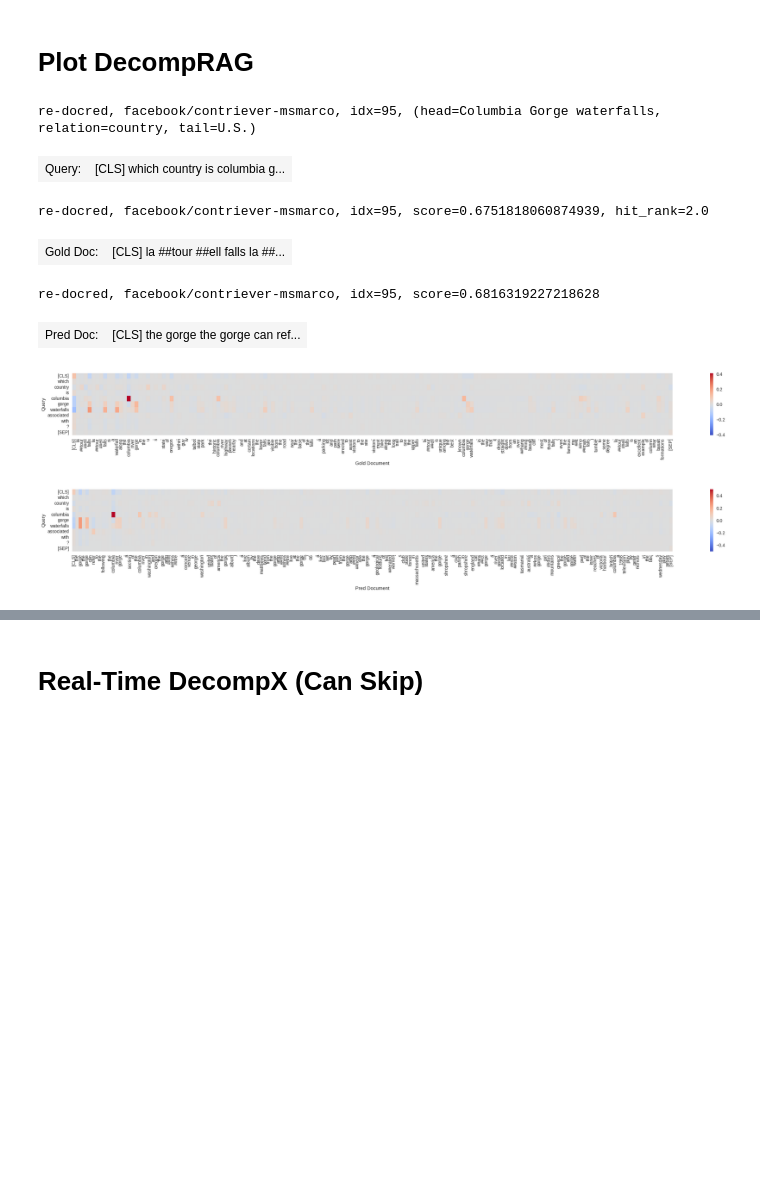
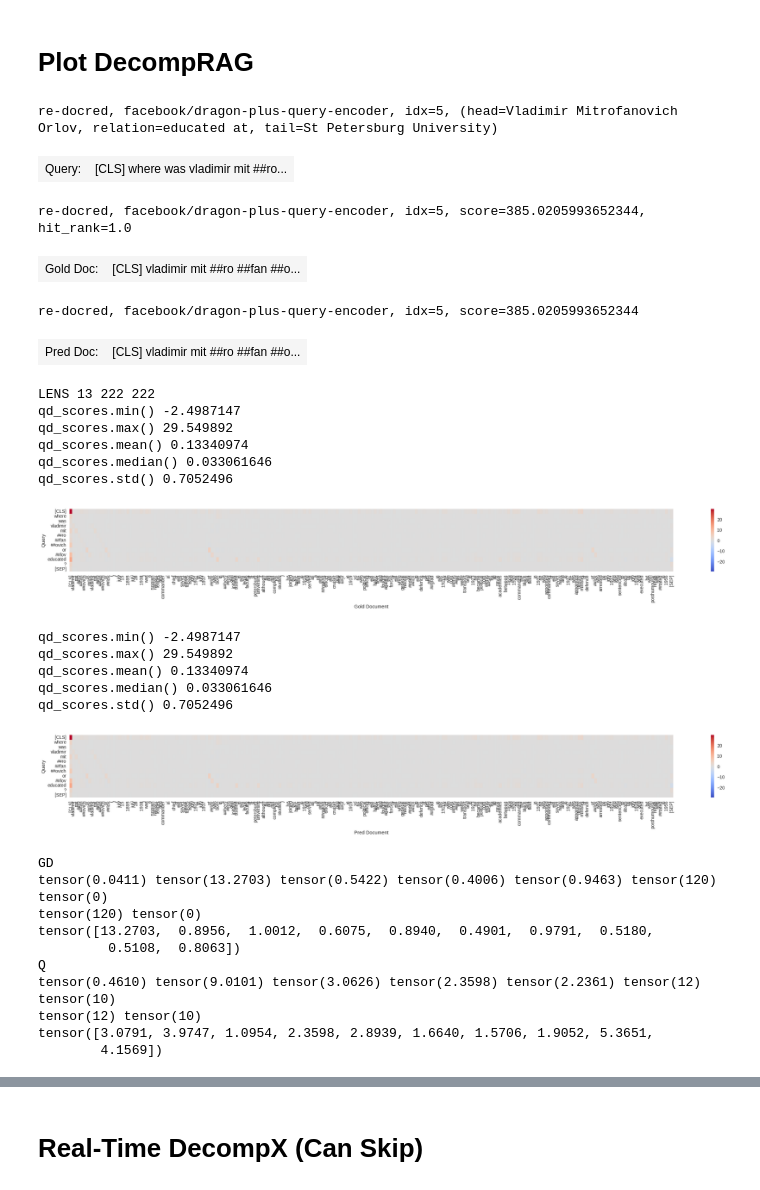
Before and after one commit to mohsenfayyaz/ColDeR, a Jupyter notebook: src/notebooks/Analysis.ipynb, the cells around one changed output, grey strips where cells are left out. Cells and saved outputs as stored; diff of their text form; code cells hidden in the pictures; blank space fills up the shorter version.

Commit message:
Add tail analysis

```diff
--- a/src/notebooks/Analysis.ipynb
+++ b/src/notebooks/Analysis.ipynb
@@ -33,5 +37,5 @@ hf.hf_hub_download(repo_id="Retriever-Contextualization/datasets", filename="res
 # %%
-df_raw = pd.read_pickle("./hf/results/re-docred_facebook--contriever-msmarco_7170.pkl")
+df_raw = pd.read_pickle(f"./hf/results/{DATASET}")
 print(df_raw.attrs)
 df_raw.head(3)
 # %% [output]
@@ -121,20 +125,23 @@ def plot_demo(df, idx):
     query = {
         "tokens": df.loc[idx]["query_decompx_tokens"],
         "tokens_dot_scores": df.loc[idx]["query_decompx_tokens_dot_scores"],
-        "decompx_last_layer_mean": df.loc[idx]["query_decompx_decompx_last_layer_mean"],
+        "decompx_last_layer_pooled": df.loc[idx]["query_decompx_decompx_last_layer_pooled"],
         "tokenizer_word_ids": df.loc[idx]["query_decompx_tokenizer_word_ids"],
+        "cls_or_mean_pooled": df.loc[idx]["query_decompx_cls_or_mean_pooled"],
     }
     gold_doc = {
         "tokens": df.loc[idx]["gold_doc_decompx_tokens"],
         "tokens_dot_scores": df.loc[idx]["gold_doc_decompx_tokens_dot_scores"],
-        "decompx_last_layer_mean": df.loc[idx]["gold_doc_decompx_decompx_last_layer_mean"],
+        "decompx_last_layer_pooled": df.loc[idx]["gold_doc_decompx_decompx_last_layer_pooled"],
         "tokenizer_word_ids": df.loc[idx]["gold_doc_decompx_tokenizer_word_ids"],
+        "cls_or_mean_pooled": df.loc[idx]["gold_doc_decompx_cls_or_mean_pooled"],
     }
     pred_doc = {
         "tokens": df.loc[idx]["pred_doc_decompx_tokens"],
         "tokens_dot_scores": df.loc[idx]["pred_doc_decompx_tokens_dot_scores"],
-        "decompx_last_layer_mean": df.loc[idx]["pred_doc_decompx_decompx_last_layer_mean"],
+        "decompx_last_layer_pooled": df.loc[idx]["pred_doc_decompx_decompx_last_layer_pooled"],
         "tokenizer_word_ids": df.loc[idx]["pred_doc_decompx_tokenizer_word_ids"],
+        "cls_or_mean_pooled": df.loc[idx]["pred_doc_decompx_cls_or_mean_pooled"],
     }
     head_entity = df.loc[idx]['head_entity_longest_name'] if 'head_entity_longest_name' in df.columns else '?'
     tail_entity = df.loc[idx]['tail_entity_longest_name'] if 'tail_entity_longest_name' in df.columns else '?'
@@ -154,49 +161,94 @@ def plot_demo(df, idx):
     final_html = html_wrapper(htmls, "Pred Doc", f"{DATASET}, {MODEL}, idx={idx}, score={df.loc[idx]['pred_doc_score']}")
     display(HTML(final_html))
 
+    print("LENS", len(query["tokens"]), len(gold_doc["tokens"]), len(pred_doc["tokens"]))
+
     ### PLOT CROSS DOT IMPORTANCE
     from seaborn import heatmap
     import matplotlib.pyplot as plt
 
-    def plot_qd_heatmap(query_tokens, query_decomposed, doc_tokens, doc_decomposed, xlabel="Doc", ylabel="Query"):
+    def plot_qd_heatmap(query_tokens, query_decomposed, doc_tokens, doc_decomposed, xlabel="Doc", ylabel="Query", ignore_cls=False):
         with torch.no_grad():
+            # qd_scores = torch.einsum("id,jd->ij", torch.nn.functional.normalize(torch.tensor(query_decomposed)), torch.nn.functional.normalize(torch.tensor(doc_decomposed))).cpu().numpy()
             qd_scores = torch.einsum("id,jd->ij", torch.tensor(query_decomposed), torch.tensor(doc_decomposed)).cpu().numpy()
+            print("qd_scores.min()", qd_scores.min())
+            print("qd_scores.max()", qd_scores.max())
+            print("qd_scores.mean()", qd_scores.mean())
+            print("qd_scores.median()", np.median(qd_scores))
+            print("qd_scores.std()", qd_scores.std())
+            if ignore_cls:
+                qd_scores = qd_scores[1:, 1:]
+                query_tokens = query_tokens[1:]
+                doc_tokens = doc_tokens[1:]
         plt.figure(figsize=(30, 2.5))  # 30 for debug 15 for aesthetics
         heatmap(qd_scores, cmap=plt.get_cmap('coolwarm'), vmin=-np.max(np.abs(qd_scores)), vmax=np.max(np.abs(qd_scores)))
         plt.xticks(np.arange(len(doc_tokens))+0.5, doc_tokens, rotation='vertical')
         plt.yticks(np.arange(len(query_tokens))+0.5, query_tokens, rotation='horizontal')
         plt.grid("on", linewidth=0.2); plt.xlabel(xlabel); plt.ylabel(ylabel)
         plt.show()
 
-    plot_qd_heatmap(query["tokens"], query["decompx_last_layer_mean"], gold_doc["tokens"], gold_doc["decompx_last_layer_mean"], "Gold Document")
-    plot_qd_heatmap(query["tokens"], query["decompx_last_layer_mean"], pred_doc["tokens"], pred_doc["decompx_last_layer_mean"], "Pred Document")
+    plot_qd_heatmap(query["tokens"], query["decompx_last_layer_pooled"], gold_doc["tokens"], gold_doc["decompx_last_layer_pooled"], "Gold Document")
+    plot_qd_heatmap(query["tokens"], query["decompx_last_layer_pooled"], pred_doc["tokens"], pred_doc["decompx_last_layer_pooled"], "Pred Document")
 
+    # print('gold_doc["decompx_last_layer_pooled"].sum(axis=0)[:10]\n', gold_doc["decompx_last_layer_pooled"].sum(axis=0)[:10])
+    # print('gold_doc["cls_or_mean_pooled"][:10]\n', gold_doc["cls_or_mean_pooled"][:10])
+    print("GD")
+    n = torch.norm(torch.tensor(gold_doc["decompx_last_layer_pooled"]), dim=-1)
+    print(n.min(), n.max(), n.mean(), n.median(), n.std(), n.argmin(), n.argmax())
+    print(n.argmin(), n.argmax())
+    print(n[:10])
 
+    print("Q")
+    n = torch.norm(torch.tensor(query["decompx_last_layer_pooled"]), dim=-1)
+    print(n.min(), n.max(), n.mean(), n.median(), n.std(), n.argmin(), n.argmax())
+    print(n.argmin(), n.argmax())
+    print(n[:10])
     ### PLOT SELF DECOMPX BLOCKS
     # from seaborn import heatmap
     # import matplotlib.pyplot as plt
 
     # def plot_decompx_heatmap(tokens, decompx_last_layer_outputs, label="?"):
     #     norm_heatmap = decompx_last_layer_outputs.aggregated[0][0].norm(dim=-1).cpu().numpy()
     #     heatmap(norm_heatmap / np.diag(norm_heatmap).reshape((-1, 1)), cmap=plt.get_cmap('Reds'))
     #     plt.xticks(np.arange(len(tokens))+0.5, tokens, rotation='vertical')
     #     plt.yticks(np.arange(len(tokens))+0.5, tokens, rotation='horizontal')
     #     plt.grid("on", linewidth=0.2); plt.xlabel(label); plt.ylabel(label)
 
     # plt.figure(figsize=(11, 3))
     # plt.subplot(1, 3, 1); plot_decompx_heatmap(query["tokens"], query["decompx_last_layer_outputs"], "Query")
     # plt.subplot(1, 3, 2); plot_decompx_heatmap(gold_doc["tokens"], gold_doc["decompx_last_layer_outputs"], "Gold Document")
     # plt.subplot(1, 3, 3); plot_decompx_heatmap(pred_doc["tokens"], pred_doc["decompx_last_layer_outputs"], "Pred Document")
     # plt.tight_layout()
 
-plot_demo(df_raw, idx=95)  # 329, 1526
+plot_demo(df_raw, idx=50)  # 329, 1526
 # %% [output]
-re-docred, facebook/contriever-msmarco, idx=95, (head=Columbia Gorge waterfalls, relation=country, tail=U.S.)
+re-docred, facebook/dragon-plus-query-encoder, idx=5, (head=Vladimir Mitrofanovich Orlov, relation=educated at, tail=St Petersburg University)
-| Query: | [CLS] which country is columbia g... |
+| Query: | [CLS] where was vladimir mit ##ro... |
-re-docred, facebook/contriever-msmarco, idx=95, score=0.6751818060874939, hit_rank=2.0
+re-docred, facebook/dragon-plus-query-encoder, idx=5, score=385.0205993652344, hit_rank=1.0
-| Gold Doc: | [CLS] la ##tour ##ell falls la ##... |
+| Gold Doc: | [CLS] vladimir mit ##ro ##fan ##o... |
-re-docred, facebook/contriever-msmarco, idx=95, score=0.6816319227218628
+re-docred, facebook/dragon-plus-query-encoder, idx=5, score=385.0205993652344
-| Pred Doc: | [CLS] the gorge the gorge can ref... |
+| Pred Doc: | [CLS] vladimir mit ##ro ##fan ##o... |
+LENS 13 222 222
+qd_scores.min() -2.4987147
+qd_scores.max() 29.549892
+qd_scores.mean() 0.13340974
+qd_scores.median() 0.033061646
+qd_scores.std() 0.7052496
-[figure, old version]
+[figure, new version]
+qd_scores.min() -2.4987147
+qd_scores.max() 29.549892
+qd_scores.mean() 0.13340974
+qd_scores.median() 0.033061646
+qd_scores.std() 0.7052496
-[figure, old version]
+[figure, new version]
+GD
+tensor(0.0411) tensor(13.2703) tensor(0.5422) tensor(0.4006) tensor(0.9463) tensor(120) tensor(0)
+tensor(120) tensor(0)
+tensor([13.2703,  0.8956,  1.0012,  0.6075,  0.8940,  0.4901,  0.9791,  0.5180,
+         0.5108,  0.8063])
+Q
+tensor(0.4610) tensor(9.0101) tensor(3.0626) tensor(2.3598) tensor(2.2361) tensor(12) tensor(10)
+tensor(12) tensor(10)
+tensor([3.0791, 3.9747, 1.0954, 2.3598, 2.8939, 1.6640, 1.5706, 1.9052, 5.3651,
+        4.1569])
 # %%
```
Also changed, not shown: parts of 20 cells of this notebook, 8 other files.
